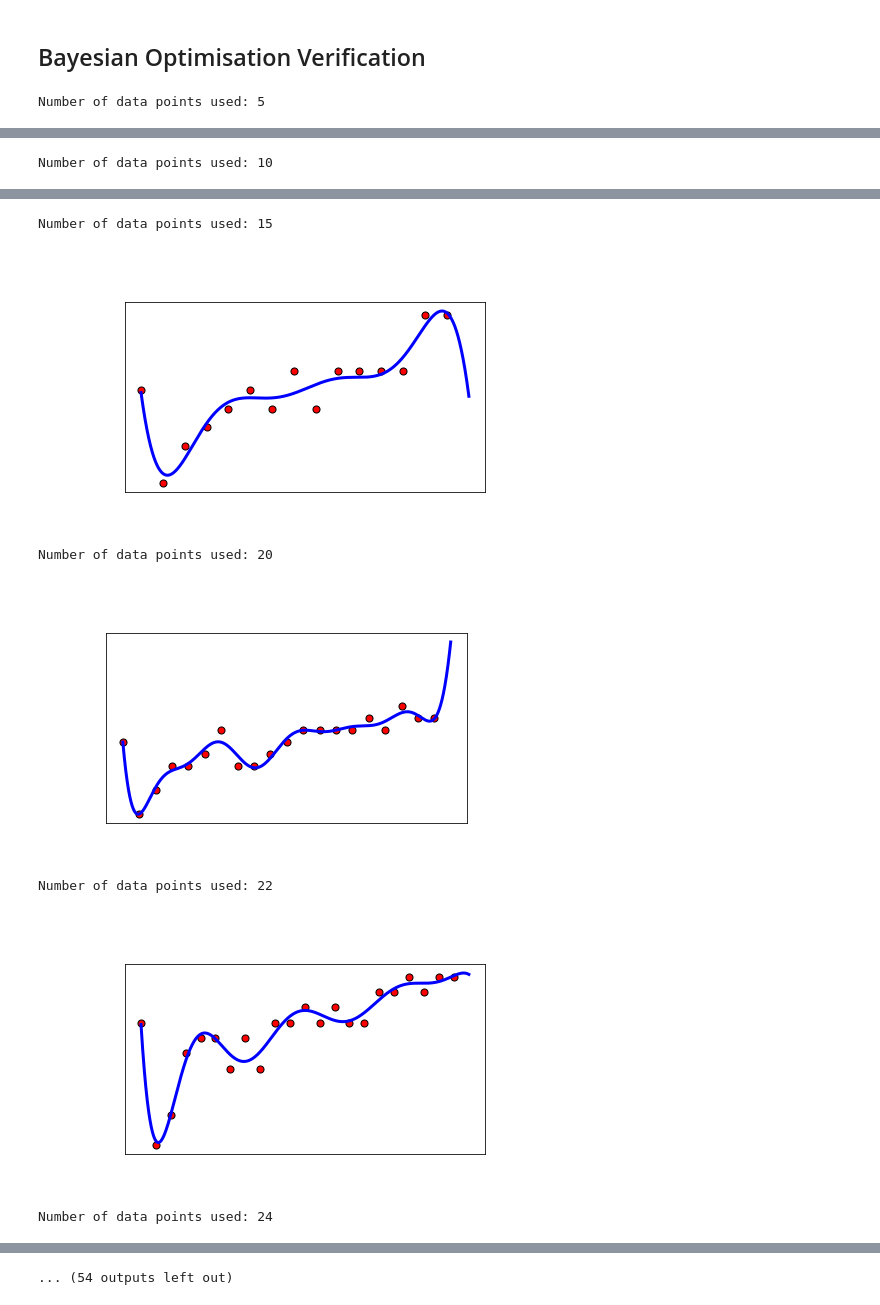
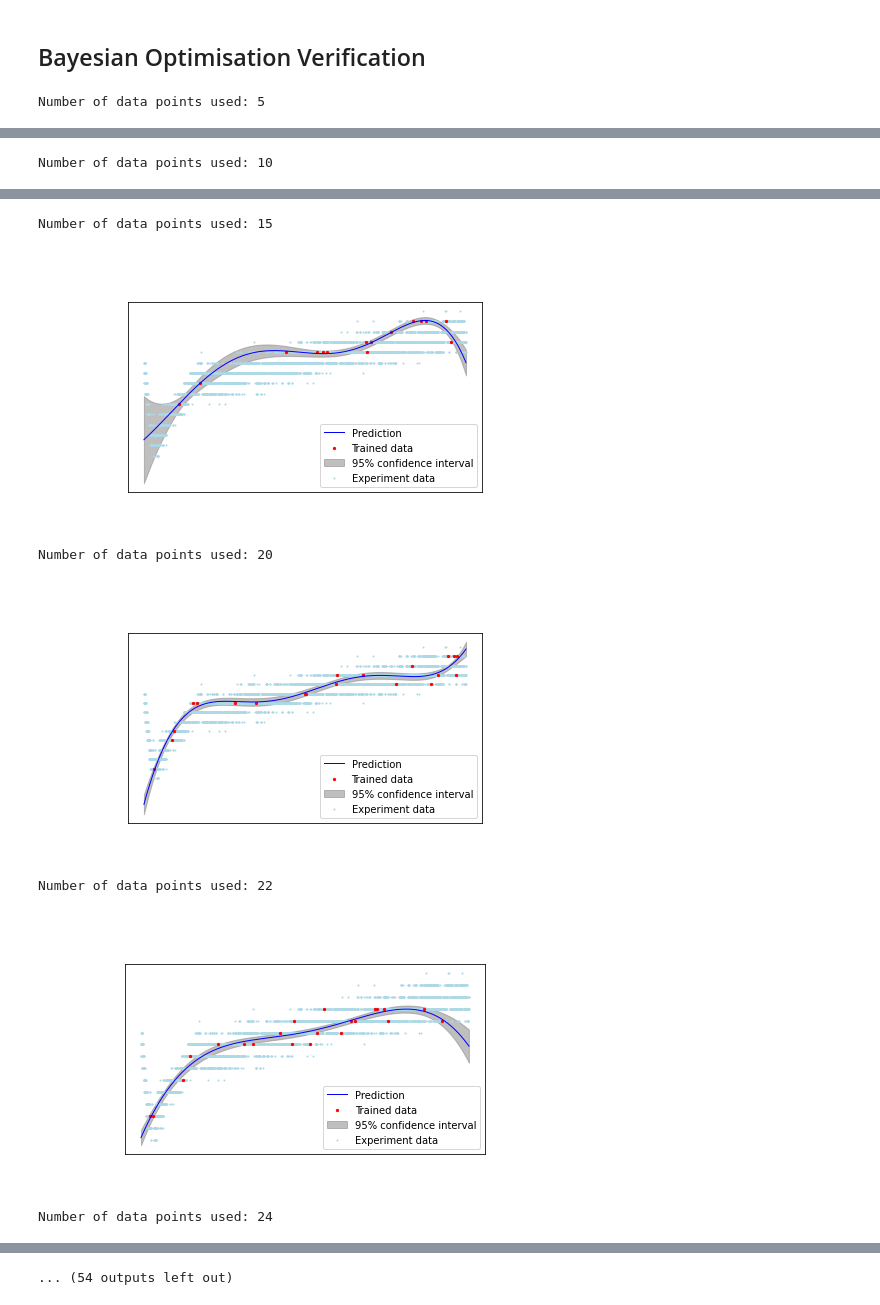
Before and after one commit to michelleliu1027/Bayesian_PV, a Jupyter notebook: BO_plots.ipynb, the cells around one changed output, grey strips where cells are left out. Drawn from its saved outputs; the diff is of its cells as text; code cells hidden in the pictures.

Commit message:
ran data points plots

```diff
--- a/BO_plots.ipynb
+++ b/BO_plots.ipynb
@@ -57,6 +43,25 @@ def plot_performance(list_NOISE_LEVEL,performance_parameter):
     # plt.title('Performance of gp',color ='white')
     plt.tight_layout()
     plt.show()
+# %%
+# Plot function to show confidence bounds
+def plot(X_,y_normal,X,y_mean, sigma,gp):
+    plt.figure()
+    plt.plot(X_, y_mean, c='blue', lw=1, zorder=4, label='Prediction')
+    plt.scatter(X[:, 0], Y, c='r', s=5, zorder=3,label='Trained data')
+    plt.fill_between(X_, y_mean - 1.9600 * sigma,y_mean + 1.9600 * sigma,
+                        alpha=0.5,color='grey',zorder=1, label='95% confidence interval')
+    plt.scatter(X_,y_normal,c='lightblue',s=1,zorder=2, label='Experiment data')
+    plt.tick_params(axis='y', colors = 'white')
+    plt.tick_params(axis='x', colors = 'white')
+    plt.ylabel('Lifetime',color = 'white')
+    plt.xlabel('Time',color = 'white')
+    plt.title("Initial: %s\nOptimum: %s\nLog marginal likelihood: %s" %
+                (kernel, gp.kernel_,gp.log_marginal_likelihood(gp.kernel_.theta)),
+                color ='white')
+    plt.legend()
+    plt.tight_layout()
+    plt.show()
 # %%
 # Ploting how noise level would affect gp's performance
 
@@ -75,7 +80,10 @@ length_scale_bounds_MIN = 10e-10
 #
 list_DATA_POINTS = (5,10,15,20,22,24,26,28,30,33,37,40,45,50,60,80,100,200,250,300,400,500,600,700,800,1000,1200,1400,1700,2000,2500)
 for NUM_OF_DATA_POINTS in list_DATA_POINTS:
-    X = np.arange(0,5000,5000/NUM_OF_DATA_POINTS,dtype=int)
+    # Have data points evenly spread
+    # X = np.arange(0,5000,5000/NUM_OF_DATA_POINTS,dtype=int)
+    # Randomly chosed data points
+    X = np.random.randint(5000, size=NUM_OF_DATA_POINTS)
     X = X.reshape(X.size,1)
     Y = y_normal[X]
     print('Number of data points used:', X.size)
@@ -83,8 +91,10 @@ for NUM_OF_DATA_POINTS in list_DATA_POINTS:
     # Kernel setting
     kernel = 1.0 * RBF(length_scale=300) + WhiteKernel(noise_level=NOISE_LEVEL, noise_level_bounds=(1e-20, 10e-4))
     gp = GaussianProcessRegressor(kernel=kernel,alpha=10e-8).fit(X, Y)
-    y_mean, y_cov = gp.predict(X_[:, np.newaxis], return_cov=True)
-    plot(X_,y_normal,X,y_mean, y_cov,gp)
+    y_mean, sigma = gp.predict(X_[:, np.newaxis],  return_std=True)
+    y_mean = y_mean.reshape(5000)
+    sigma = sigma.reshape(5000)
+    plot(X_,y_normal,X,y_mean, sigma,gp)
 
     # print('Noise level =',NOISE_LEVEL)
 
@@ -112,7 +122,7 @@ Number of data points used: 10
 Number of data points used: 15
-[figure, old version]
+[figure, new version]
 Number of data points used: 20
-[figure, old version]
+[figure, new version]
 Number of data points used: 22
-[figure, old version]
+[figure, new version]
 Number of data points used: 24
```
Also changed, not shown: parts of 3 cells of this notebook.
